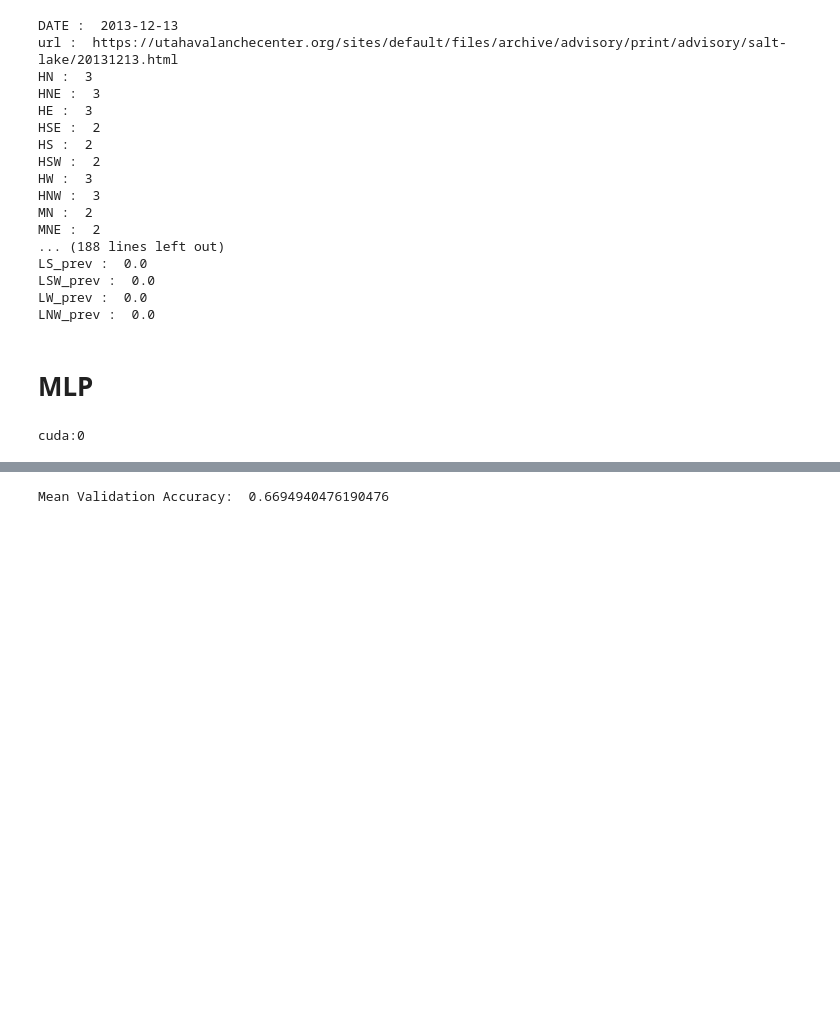
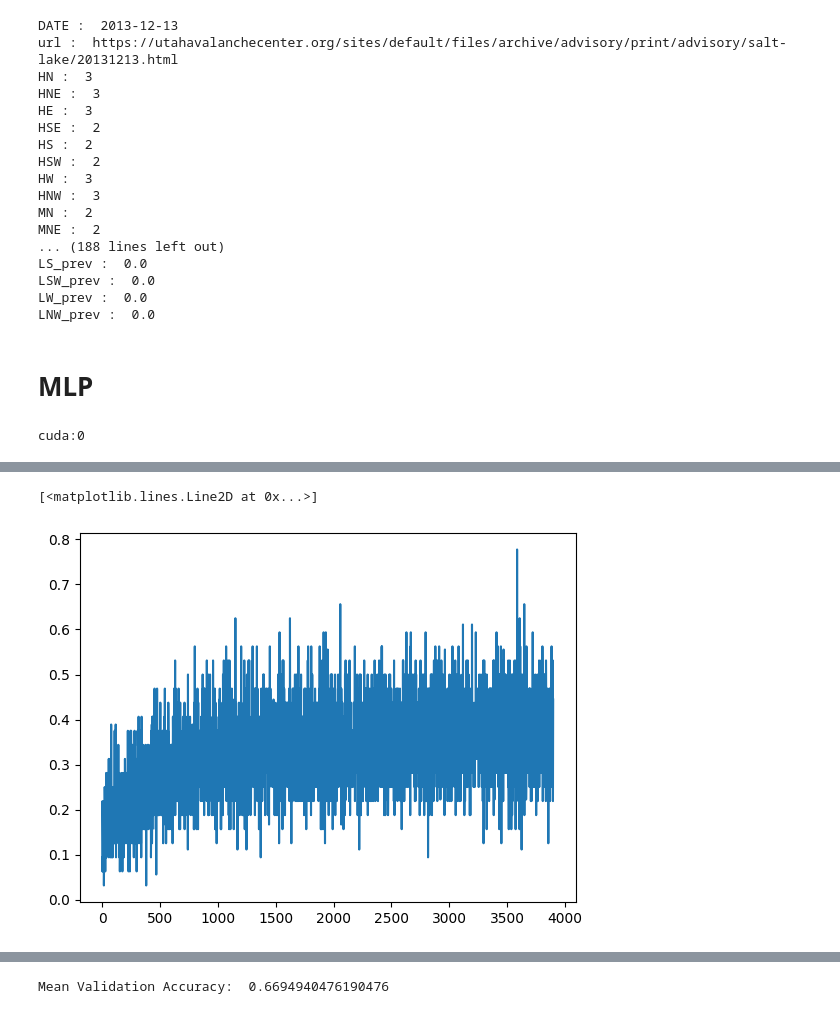
Before and after one commit to justinolcott/avalanche, a Jupyter notebook: model-pytorch.ipynb, the cells around one changed output, grey strips where cells are left out. Drawn from its saved outputs; the diff is of its cells as text; code cells hidden in the pictures; blank space fills up the shorter version.

```diff
--- a/model-pytorch.ipynb
+++ b/model-pytorch.ipynb
@@ -341,6 +353,11 @@ with tqdm(range(num_epochs), desc="Epochs", total=num_epochs, leave=True, positi
                 val_losses.append(np.mean(tmp_val_losses))
                 val_accuracies.append(np.mean(tmp_val_accuracies))
                 # iterator.set_description_str(f"Val Loss: {np.mean(val_losses):.4f}")
+# %%
+plt.plot(accuracies, label='loss')
+# %% [output]
+[<matplotlib.lines.Line2D at 0x...>]
+[figure, added]
 # %%
 # Plot Results
 # Plot Loss
```
Also changed, not shown: parts of 11 cells of this notebook, 5 other files.
